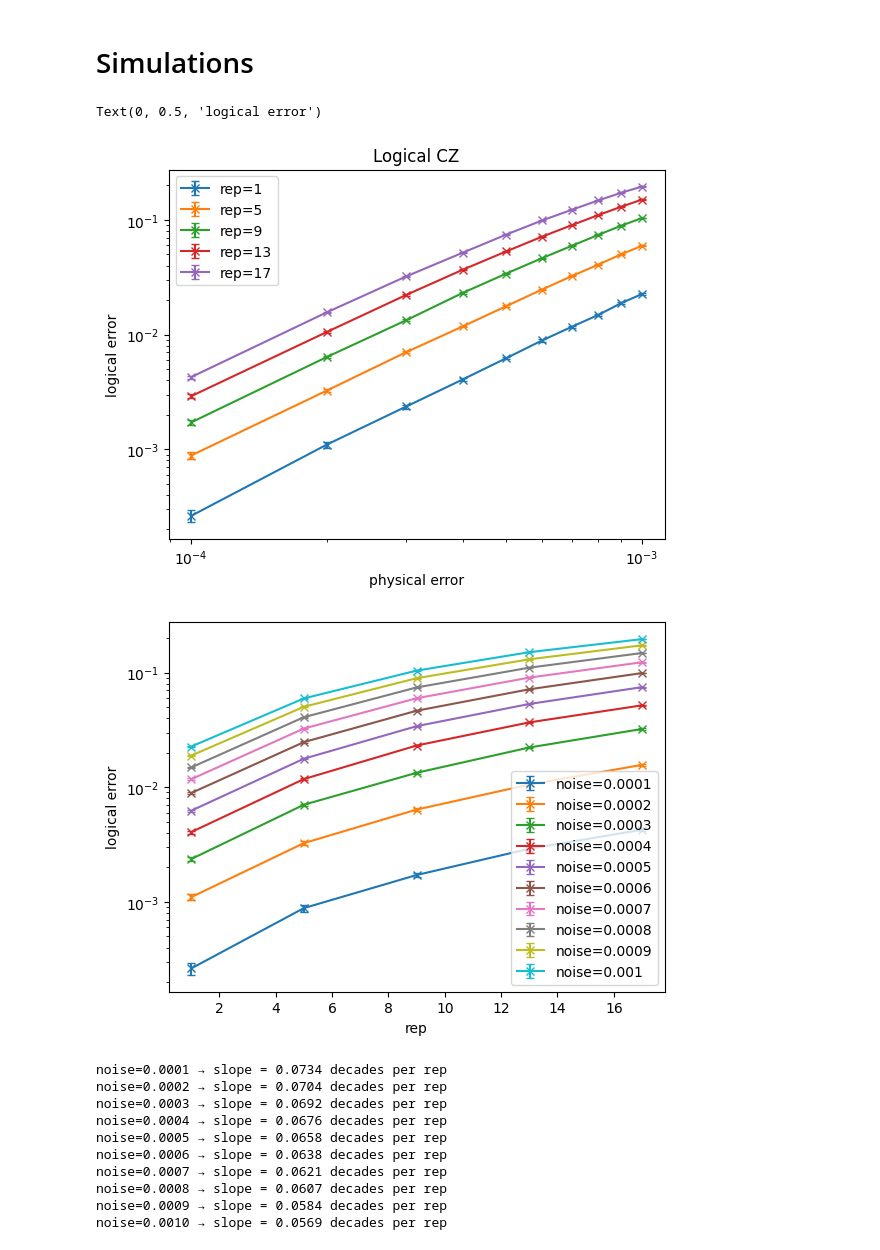
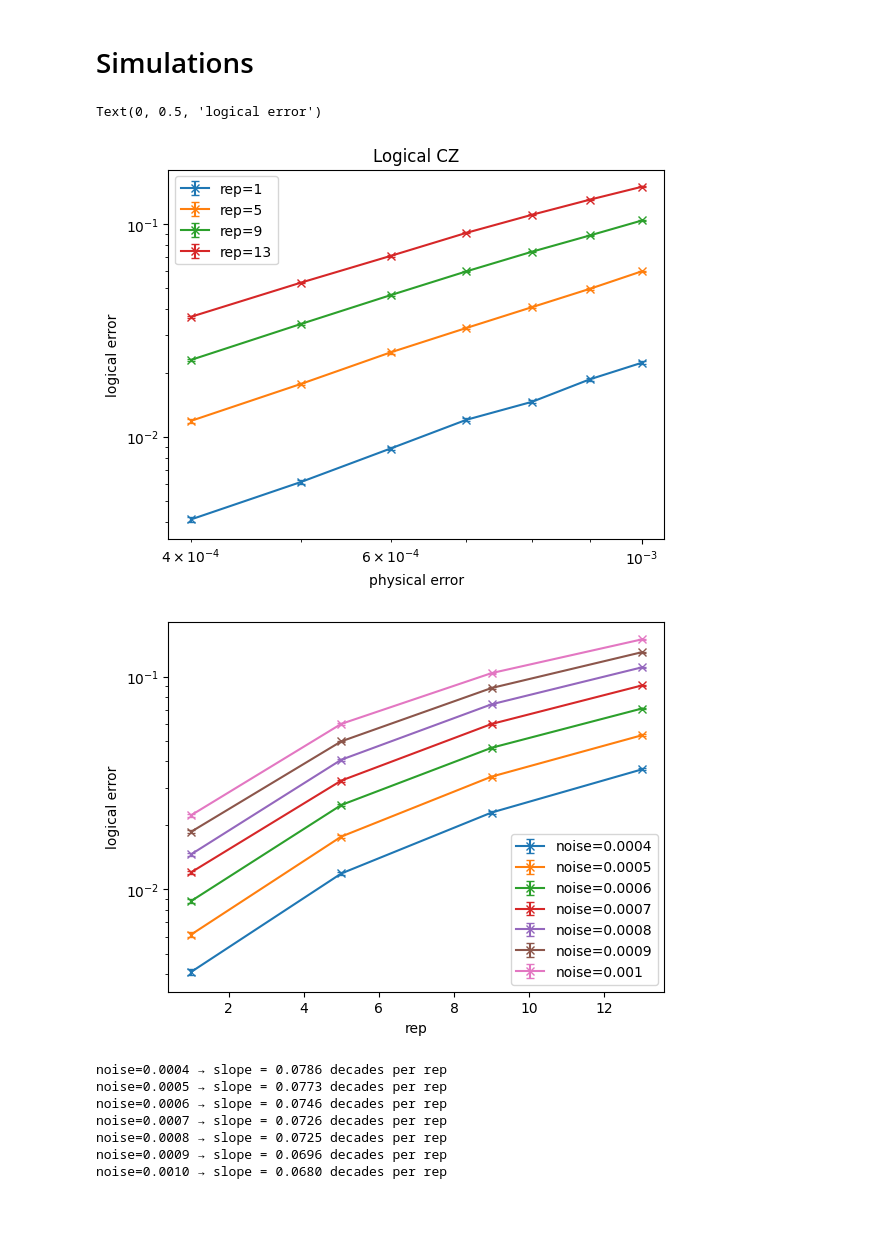
Before and after one commit to Sal7ySalt/Smallest-MSD-Protocol, a Jupyter notebook: Steane/logical_error_rate_cz.ipynb, the cells around one changed output. Drawn from its saved outputs; the diff is of its cells as text; code cells hidden in the pictures; blank space fills up the shorter version.

```diff
--- a/Steane/logical_error_rate_cz.ipynb
+++ b/Steane/logical_error_rate_cz.ipynb
@@ -98,12 +98,12 @@ def decoder(dets, obs):
 # %% [markdown]
 # Simulations
 # %%
-noise_list = [0.0001, 0.0002, 0.0003, 0.0004, 0.0005, 0.0006, 0.0007, 0.0008, 0.0009, 0.001]
+noise_list = [0.0004, 0.0005, 0.0006, 0.0007, 0.0008, 0.0009, 0.001]
 shots = int(1e6)
 all_error = []
 all_unc = []
 
-for rep in range(1, 18, 4):
+for rep in range(1, 14, 4):
     logical_err = []
     unc = []
     for p1 in noise_list:
@@ -133,35 +133,35 @@ plt.xlabel('physical error')
 plt.ylabel('logical error')
 # %% [output]
 Text(0, 0.5, 'logical error')
-[figure, old version]
+[figure, new version]
 # %%
 # all_error.shape == (num_reps, num_noises)
 # uncertainties.shape == (num_reps, num_noises)
 all_error = np.array(all_error)
 all_unc = np.array(all_unc)
 num_reps, num_noises = all_error.shape
 
-x = range(1, 18, 4)
+x = range(1, 14, 4)
 
 for k in range(num_noises):
     plt.errorbar(
         x,
         all_error[:, k],
         yerr=all_unc[:, k],
         fmt='-x',
         capsize=3,
         label=f'noise={noise_list[k]}'
     )
 
 plt.yscale('log')
 plt.legend()
 plt.xlabel('rep')
 plt.ylabel('logical error')
 plt.show()
 # %% [output]
-[figure, old version]
+[figure, new version]
 # %%
-x = np.array(list(range(1, 18, 4)))    # [1,5,9,13,17]
+x = np.array(list(range(1, 14, 4)))    # [1,5,9,13]
 slopes = []
 
 for k, noise in enumerate(noise_list):
@@ -171,13 +171,10 @@ for k, noise in enumerate(noise_list):
     slopes.append(m)
     print(f"noise={noise:0.4f} → slope = {m:.4f} decades per rep")
 # %% [output]
-noise=0.0001 → slope = 0.0734 decades per rep
-noise=0.0002 → slope = 0.0704 decades per rep
-noise=0.0003 → slope = 0.0692 decades per rep
-noise=0.0004 → slope = 0.0676 decades per rep
-noise=0.0005 → slope = 0.0658 decades per rep
-noise=0.0006 → slope = 0.0638 decades per rep
-noise=0.0007 → slope = 0.0621 decades per rep
-noise=0.0008 → slope = 0.0607 decades per rep
-noise=0.0009 → slope = 0.0584 decades per rep
-noise=0.0010 → slope = 0.0569 decades per rep
+noise=0.0004 → slope = 0.0786 decades per rep
+noise=0.0005 → slope = 0.0773 decades per rep
+noise=0.0006 → slope = 0.0746 decades per rep
+noise=0.0007 → slope = 0.0726 decades per rep
+noise=0.0008 → slope = 0.0725 decades per rep
+noise=0.0009 → slope = 0.0696 decades per rep
+noise=0.0010 → slope = 0.0680 decades per rep
```
Also changed, not shown: parts of 1 cell of this notebook, 4 other files.
